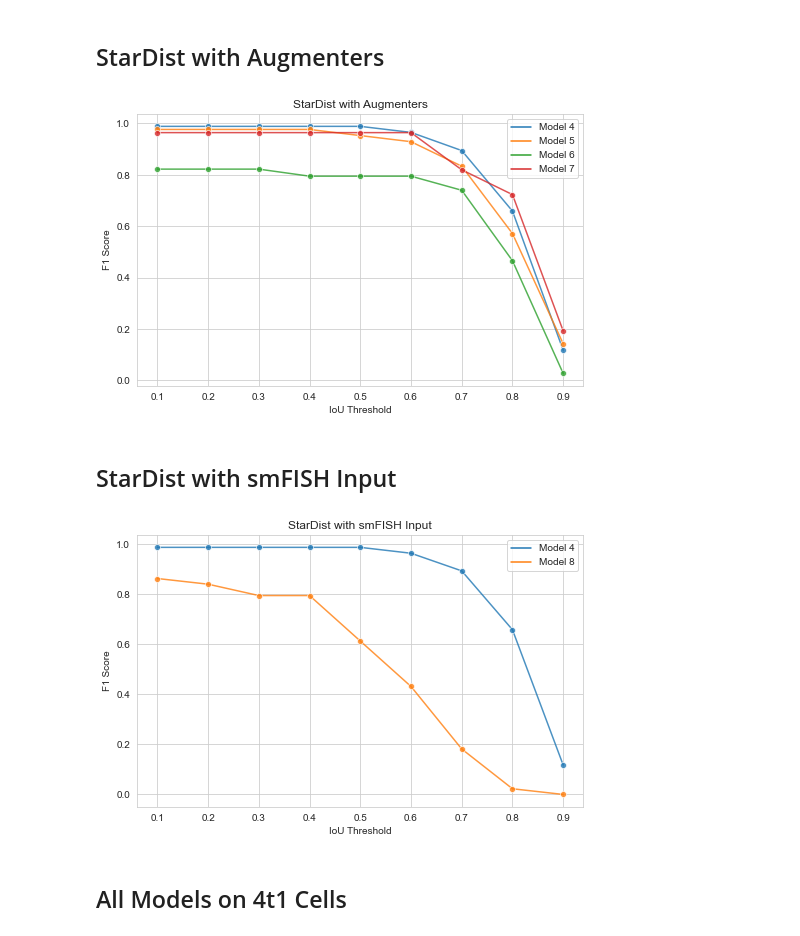
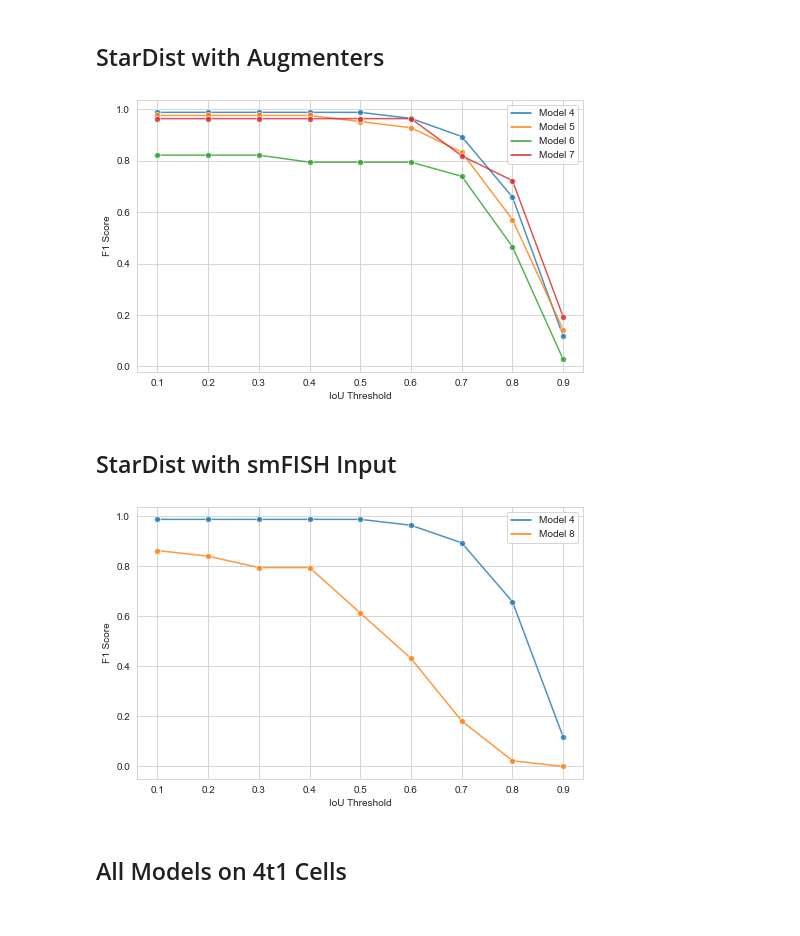
Before and after one commit to annajiwons/merfish-segmentation, a Jupyter notebook: figures/f1plots.ipynb, the cells around one changed output. Drawn from its saved outputs; the diff is of its cells as text; code cells hidden in the pictures.

```diff
--- a/figures/f1plots.ipynb
+++ b/figures/f1plots.ipynb
@@ -3,7 +3,7 @@ import matplotlib.pyplot as plt
 import pandas as pd
 import seaborn as sns
 # %%
-def gen_f1_plot(csv_names, model_names, title):
+def gen_f1_plot(csv_names, model_names):
     if len(csv_names) != len(model_names):
         print('Number of CSV files don\'t match model names')
         return
@@ -21,9 +21,7 @@ def gen_f1_plot(csv_names, model_names, title):
     fig_dims = (8, 5)
     fig, ax = plt.subplots(figsize=fig_dims)
     g = sns.lineplot(ax = ax, x = 'Threshold', y = 'F1', hue = 'Model', marker = 'o', data = all_df)
-    plt.legend(loc = 'best')
     ax.set(xlabel = 'IoU Threshold', ylabel = 'F1 Score')
-    g.set_title(title)
     plt.setp(g.collections, alpha=.8) #for the markers
     plt.setp(g.lines, alpha=.8)       #for the lines
 # %% [markdown]
@@ -47,17 +53,17 @@ gen_f1_plot(csv_names, model_names, 'Pretrained StarDist Models')
 # %%
 csv_names = ['stardist', 'aug_fliprot', 'aug_intensity', 'aug_noise']
 model_names = ['Model 4', 'Model 5', 'Model 6', 'Model 7']
-gen_f1_plot(csv_names, model_names, 'StarDist with Augmenters')
+gen_f1_plot(csv_names, model_names)
 # %% [output]
-[figure, old version]
+[figure, new version]
 # %% [markdown]
 ## StarDist with smFISH Input
 # %%
 csv_names = ['stardist', 'smfish']
 model_names = ['Model 4', 'Model 8']
-gen_f1_plot(csv_names, model_names, 'StarDist with smFISH Input')
+gen_f1_plot(csv_names, model_names)
 # %% [output]
-[figure, old version]
+[figure, new version]
 # %% [markdown]
 ## All Models on 4t1 Cells
 # %%
```
Also changed, not shown: parts of 5 cells of this notebook, 18 other files.
